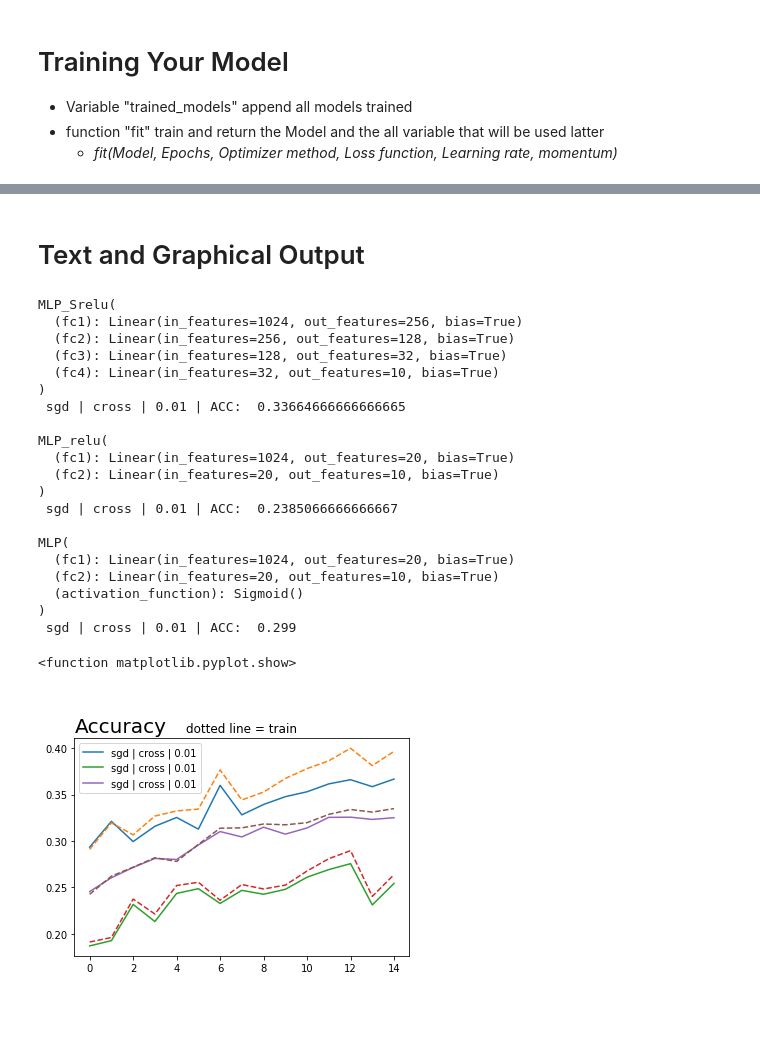
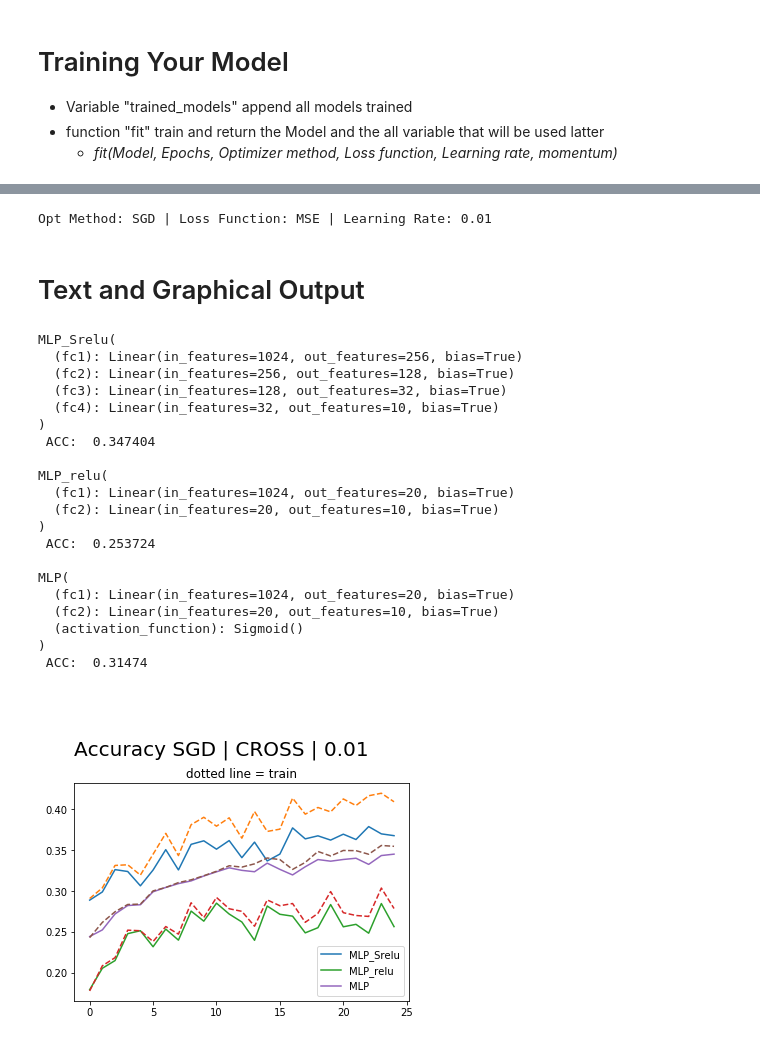
Before and after one commit to dwahast/Deep-Learning, a Jupyter notebook: MLP_PyTorch.ipynb, the cells around one changed output, grey strips where cells are left out. Saved outputs shown, nothing was run; the diff lists cells and outputs as text; code cells hidden in the pictures; blank space fills up the shorter version.

```diff
--- a/MLP_PyTorch.ipynb
+++ b/MLP_PyTorch.ipynb
@@ -213,7 +213,7 @@ def fit(model, epochs, optimizer_method, loss_function, learning_rate):
 # %%
 # Avaliar o modelo aqui (no conjunto de teste)
 trained_models = []
-ep = 15 #epocas
+ep = 25 #epocas
 trained_models.append(fit(model_Srelu,ep,"sgd", "cross", 0.01))
 # %% [output]
 Opt Method: SGD | Loss Function: CROSS | Learning Rate: 0.01
@@ -273,35 +305,50 @@ Epoch: 14 - Average loss: 2.037806482760906 - Accuracy: 0.3251
+# %%
+#Another Optimizer
+model_std = MLP()
+model_relu = MLP_relu()
+model_Srelu = MLP_Srelu()
+
+trained_models2 = []
+
+trained_models2.append(fit(model_Srelu,ep,"sgd", "mse", 0.01))
+trained_models2.append(fit(model_relu,ep,"sgd", "mse", 0.01))
+trained_models2.append(fit(model_std,ep,"sgd", "mse", 0.01))
+# %% [output]
+Opt Method: SGD | Loss Function: MSE | Learning Rate: 0.01
 # %% [markdown]
 # Text and Graphical Output
 # %%
-plt.title("\nAccuracy", fontsize=20, loc="left")
-plt.title("dotted line = train")
-for models in trained_models:
-  plt.plot(models["Acc"], label=models["Name"])
-  plt.plot(models["Train Acc"],"--")
-  print(models["Arc"],"\n",models["Name"], "| ACC: ", np.mean(models["Acc"]),"\n")
+def graphical_outputs(trained_models):
+  plt.title("\n\nAccuracy " + trained_models[0]["Name"].upper() +"\n", fontsize=20, loc="left")
+  plt.title("dotted line = train")
+  for models in trained_models:
+    plt.plot(models["Acc"], label = str(models["Arc"]).partition("(")[0])
+    plt.plot(models["Train Acc"],"--")
+    print(models["Arc"],"\n", "ACC: ", np.mean(models["Acc"]),"\n")
 
-plt.legend(loc='best')
-plt.show
+  plt.legend(loc='best')
+  plt.show
-# %% [output]
-MLP_Srelu(
-  (fc1): Linear(in_features=1024, out_features=256, bias=True)
-  (fc2): Linear(in_features=256, out_features=128, bias=True)
-  (fc3): Linear(in_features=128, out_features=32, bias=True)
-  (fc4): Linear(in_features=32, out_features=10, bias=True)
-)
- sgd | cross | 0.01 | ACC:  0.33664666666666665
-
-MLP_relu(
-  (fc1): Linear(in_features=1024, out_features=20, bias=True)
-  (fc2): Linear(in_features=20, out_features=10, bias=True)
-)
- sgd | cross | 0.01 | ACC:  0.2385066666666667
-
-MLP(
-  (fc1): Linear(in_features=1024, out_features=20, bias=True)
-  (fc2): Linear(in_features=20, out_features=10, bias=True)
-  (activation_function): Sigmoid()
-)
- sgd | cross | 0.01 | ACC:  0.299
-<function matplotlib.pyplot.show>
-[figure, removed]
+# %%
+graphical_outputs(trained_models)
+# %% [output]
+MLP_Srelu(
+  (fc1): Linear(in_features=1024, out_features=256, bias=True)
+  (fc2): Linear(in_features=256, out_features=128, bias=True)
+  (fc3): Linear(in_features=128, out_features=32, bias=True)
+  (fc4): Linear(in_features=32, out_features=10, bias=True)
+)
+ ACC:  0.347404
+
+MLP_relu(
+  (fc1): Linear(in_features=1024, out_features=20, bias=True)
+  (fc2): Linear(in_features=20, out_features=10, bias=True)
+)
+ ACC:  0.253724
+
+MLP(
+  (fc1): Linear(in_features=1024, out_features=20, bias=True)
+  (fc2): Linear(in_features=20, out_features=10, bias=True)
+  (activation_function): Sigmoid()
+)
+ ACC:  0.31474
+[figure, added]
```
Also changed, not shown: parts of 6 cells of this notebook.
